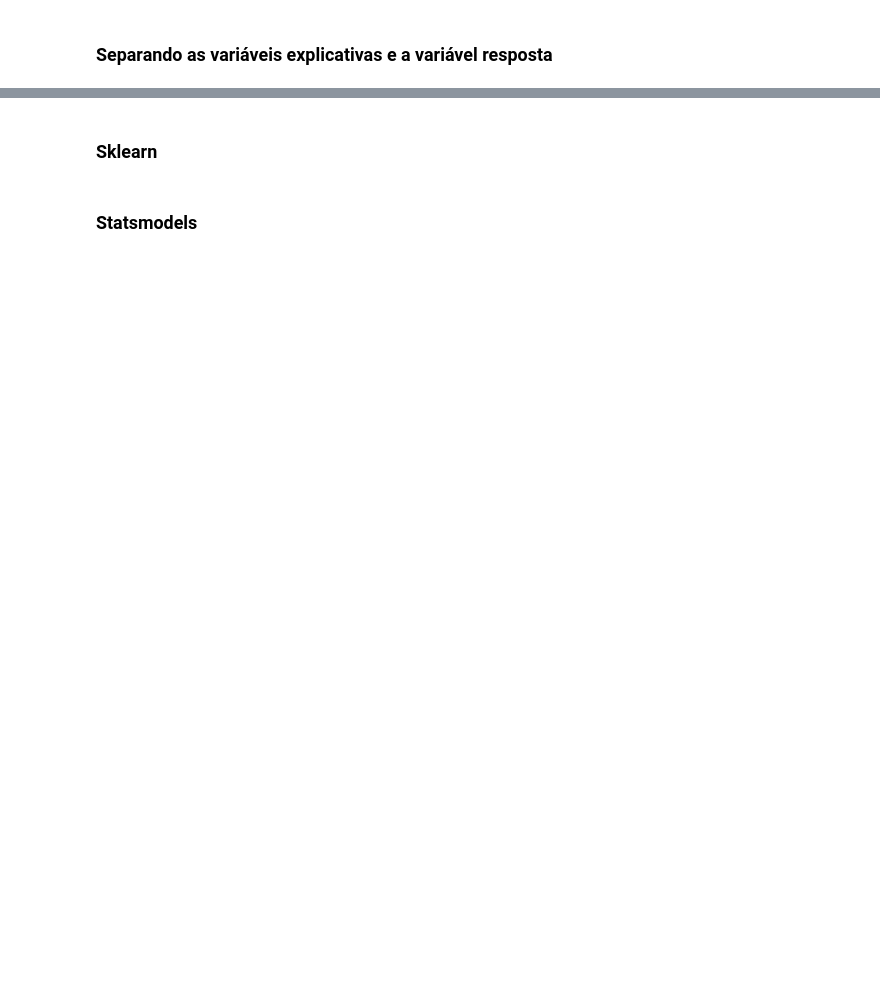
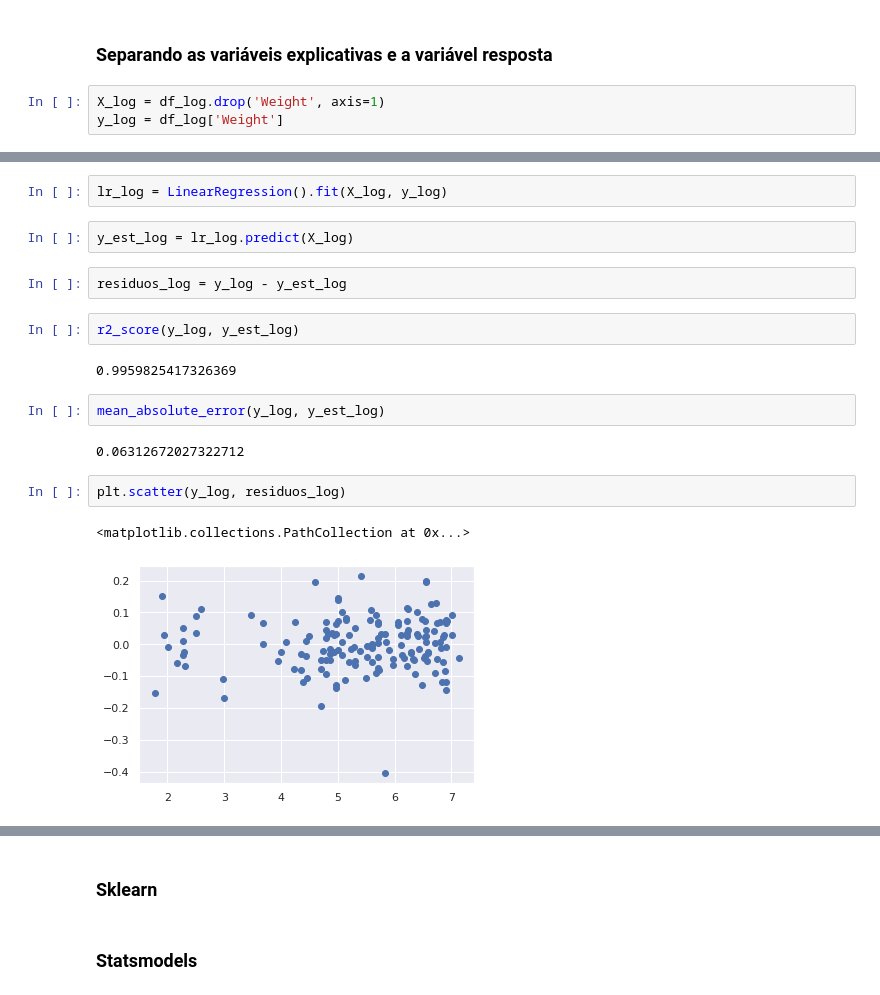
Before and after one commit to walisson-silva-ada/827-data-science, a Jupyter notebook: 02. Regressão Linear/2.2. Regressão Linear Múltipla.ipynb, the cells around one changed output, grey strips where cells are left out. Cells and saved outputs as stored; diff of their text form; blank space fills up the shorter version.

Commit message:
2.2. Regressão Linear Múltipla

```diff
--- a/02. Regressão Linear/2.2. Regressão Linear Múltipla.ipynb
+++ b/02. Regressão Linear/2.2. Regressão Linear Múltipla.ipynb
@@ -639,2 +672,5 @@ df_minimal.shape
 # %% [markdown]
 ### Separando as variáveis explicativas e a variável resposta
+# %%
+X_log = df_log.drop('Weight', axis=1)
+y_log = df_log['Weight']
@@ -640,0 +679,19 @@ df_minimal.shape
+# %%
+lr_log = LinearRegression().fit(X_log, y_log)
+# %%
+y_est_log = lr_log.predict(X_log)
+# %%
+residuos_log = y_log - y_est_log
+# %%
+r2_score(y_log, y_est_log)
+# %% [output]
+0.9959825417326369
+# %%
+mean_absolute_error(y_log, y_est_log)
+# %% [output]
+0.06312672027322712
+# %%
+plt.scatter(y_log, residuos_log)
+# %% [output]
+<matplotlib.collections.PathCollection at 0x...>
+[figure, added]
```
Also changed, not shown: parts of 40 cells of this notebook, 1 other file.
